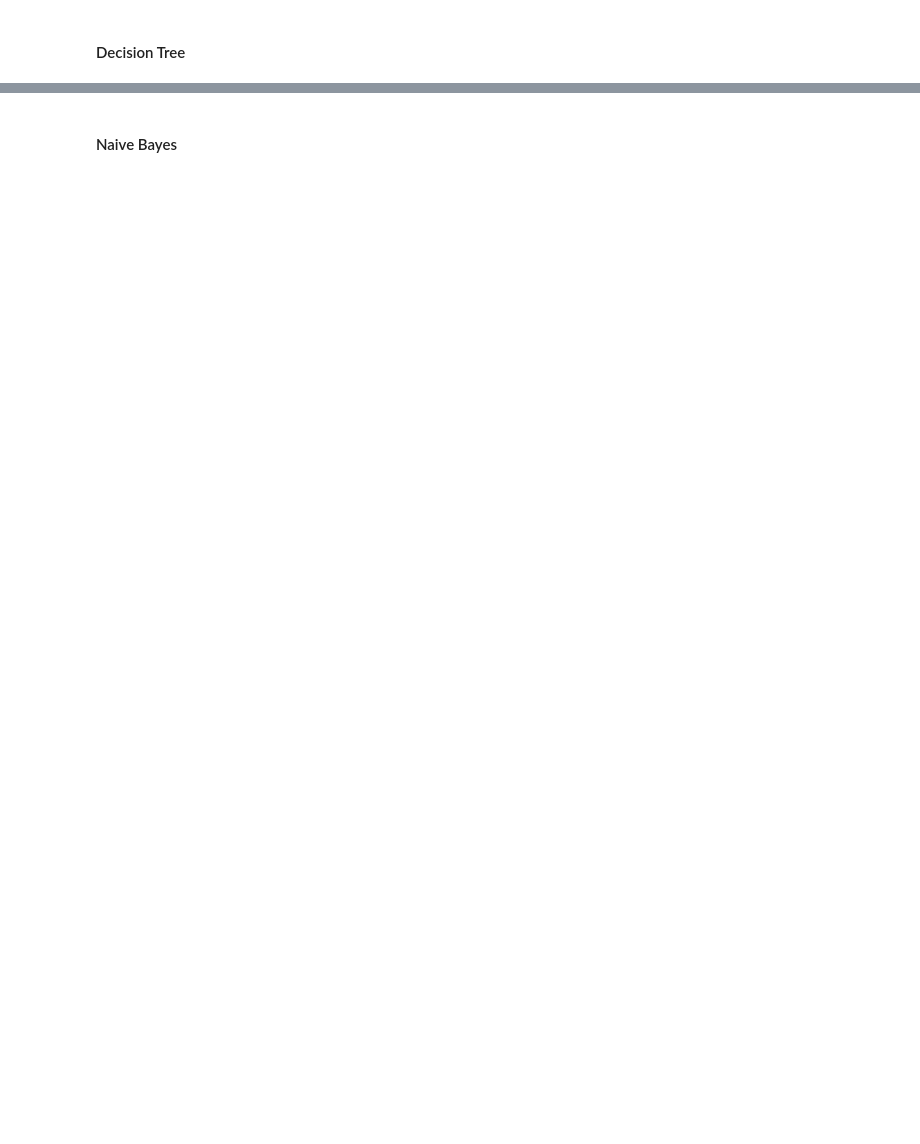
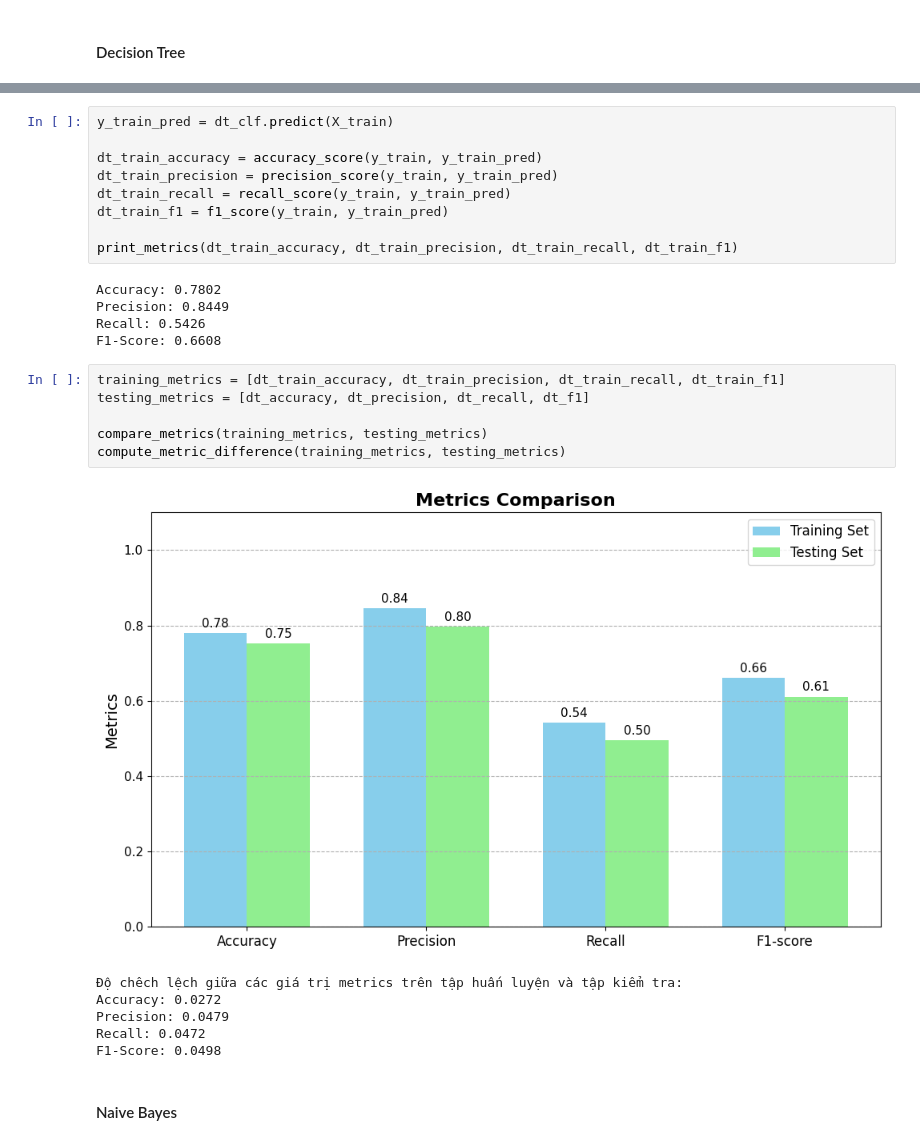
Before and after one commit to trnqbao/machine-learning-final-project, a Jupyter notebook: Ex2.ipynb, the cells around one changed output, grey strips where cells are left out. Saved outputs shown, nothing was run; the diff lists cells and outputs as text; blank space fills up the shorter version.

```diff
--- a/Ex2.ipynb
+++ b/Ex2.ipynb
@@ -543,2 +592,29 @@ X_train, X_test, y_train, y_test = train_test_split(X_scaled, y, random_state=5,
+# %%
+y_train_pred = dt_clf.predict(X_train)
+
+dt_train_accuracy = accuracy_score(y_train, y_train_pred)
+dt_train_precision = precision_score(y_train, y_train_pred)
+dt_train_recall = recall_score(y_train, y_train_pred)
+dt_train_f1 = f1_score(y_train, y_train_pred)
+
+print_metrics(dt_train_accuracy, dt_train_precision, dt_train_recall, dt_train_f1)
+# %% [output]
+Accuracy: 0.7802
+Precision: 0.8449
+Recall: 0.5426
+F1-Score: 0.6608
+# %%
+training_metrics = [dt_train_accuracy, dt_train_precision, dt_train_recall, dt_train_f1]
+testing_metrics = [dt_accuracy, dt_precision, dt_recall, dt_f1]
+
+compare_metrics(training_metrics, testing_metrics)
+compute_metric_difference(training_metrics, testing_metrics)
+# %% [output]
+[figure, added]
+Độ chêch lệch giữa các giá trị metrics trên tập huấn luyện và tập kiểm tra:
+Accuracy: 0.0272
+Precision: 0.0479
+Recall: 0.0472
+F1-Score: 0.0498
 # %% [markdown]
 #### Naive Bayes
```
Also changed, not shown: parts of 79 cells of this notebook.
